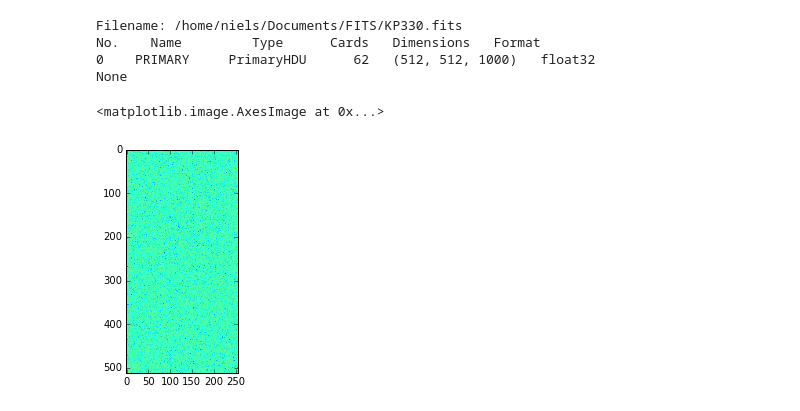
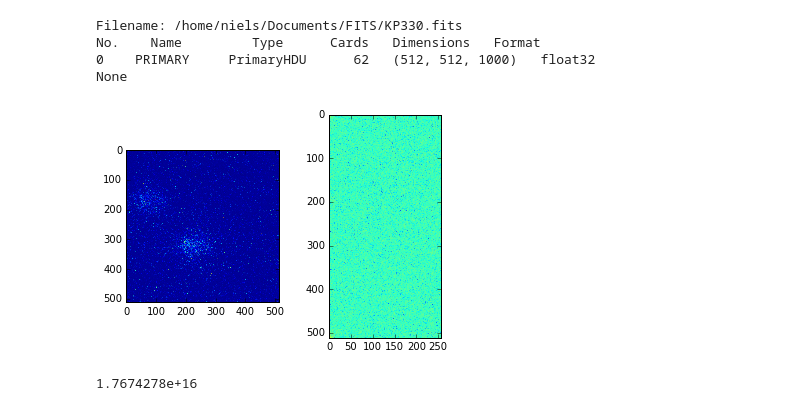
Before and after one commit to nsmidth/CPSLO-Speckle-Reduction, a Jupyter notebook: dev/16-4-22 psd_fftw test.ipynb, the cells around one changed output. Drawn from its saved outputs; the diff is of its cells as text; code cells hidden in the pictures.

```diff
--- a/dev/16-4-22 psd_fftw test.ipynb
+++ b/dev/16-4-22 psd_fftw test.ipynb
@@ -25,29 +25,43 @@ imgsize = 512
 psd_n = imgsize*(int(imgsize/2)+1)
 img_n = imgsize**2
 
-image512 = binary.fits.data[0]
+# Reshape Square array to be flat
+array = binary.fits.data[0]
+#array = np.zeros((imgsize,imgsize))
+#array[int(imgsize/2)+1,int(imgsize/2)] = 1
+#array[int(imgsize/2)-1,int(imgsize/2)] = 1
+#array[int(imgsize/2),int(imgsize/2)] = 1
+array = array.astype(np.float32)
+array = np.reshape(array,(imgsize**2,1))
 
-# Reshape Square array to be flat
-array = np.reshape(image512,(imgsize**2,1))
-
+# Create pointers for in/out
+img_ptr = (array).ctypes.data_as(ctypes.POINTER(ctypes.c_float))
+out_ptr = (np.zeros(img_n,np.float32)).ctypes.data_as(ctypes.POINTER(ctypes.c_float))
 # Array type to be passed to wrapped C function
-array_type = ctypes.c_double * img_n
 # Set input argument to be flat array of doubles (# of input img pixels)
-fftw_psd_dll.psd.argtypes = [ctypes.c_double * img_n]
-# Set output argument to be flat array of doubles (# of output psd pixels)
-fftw_psd_dll.psd.restype = ctypes.POINTER(ctypes.c_double * psd_n)
+fftw_psd_dll.psd.argtypes = [ctypes.POINTER(ctypes.c_float)]
+fftw_psd_dll.psd.restype = ctypes.POINTER(ctypes.c_float * psd_n)
 
 # Calculate PSD, get a pointer returned
-array_ctype = array_type(*array)
-
-psd_pointer = fftw_psd_dll.psd(array_ctype)
+out_ptr = fftw_psd_dll.psd(img_ptr)
 
 # Turn iterable pointer to array
-psd_array = np.fromiter(psd_pointer.contents,np.float32,-1)
+psd_array = np.fromiter(out_ptr.contents,np.float32,-1)
 # Reshape array to image
 psd_image = np.reshape(psd_array,(imgsize,int(imgsize/2+1)))
-# %%
-plt.imshow(np.log10(psd_image))
-# %% [output]
-<matplotlib.image.AxesImage at 0x...>
-[figure, removed]
+# %%
+plt.figure()
+plt.subplot(1,2,1)
+plt.imshow(np.reshape(array,(imgsize,imgsize)))
+plt.subplot(1,2,2)
+plt.imshow(np.log10(psd_image))
+if (imgsize < 16):
+    print(psd_image)
+    print(psd_array)
+    print(array)
+# %% [output]
+[figure, added]
+# %%
+psd_image.max()
+# %% [output]
+1.7674278e+16
```
Also changed, not shown: parts of 1 cell of this notebook, 2 other files.
